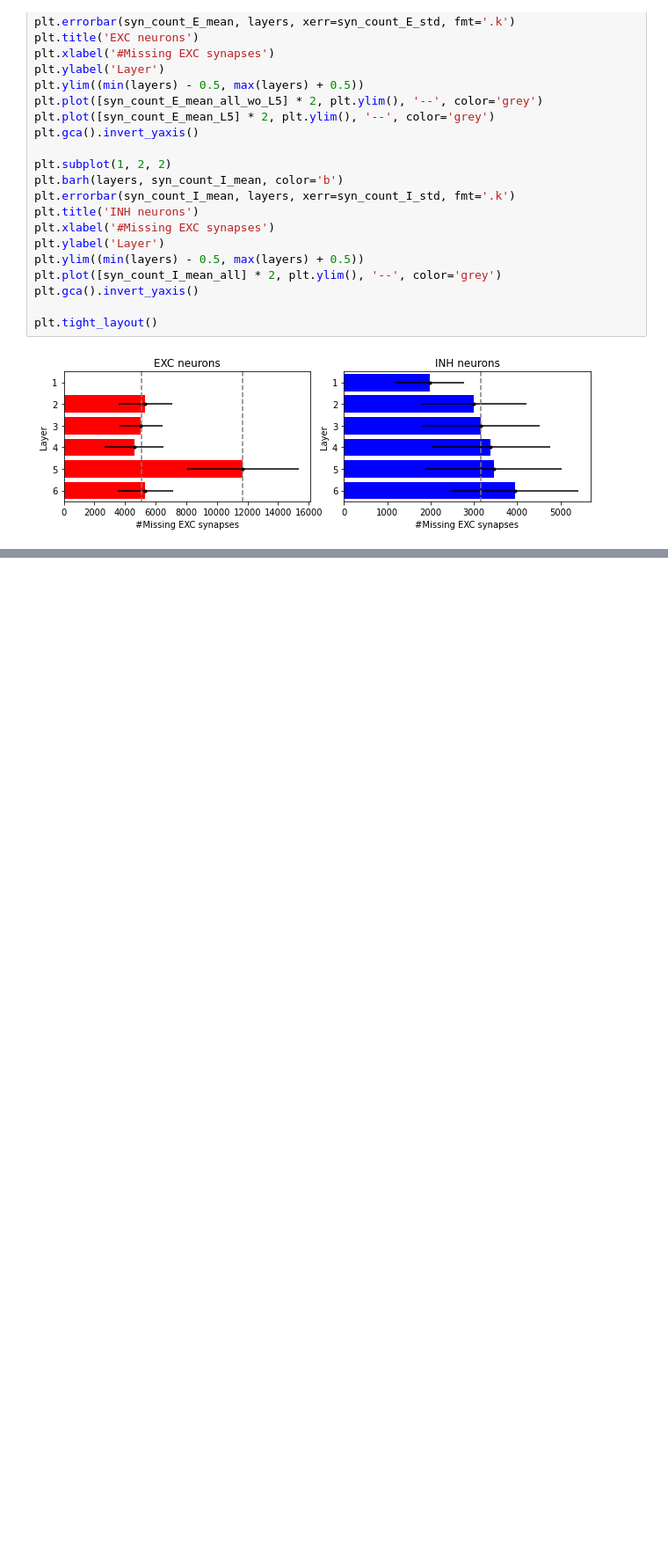
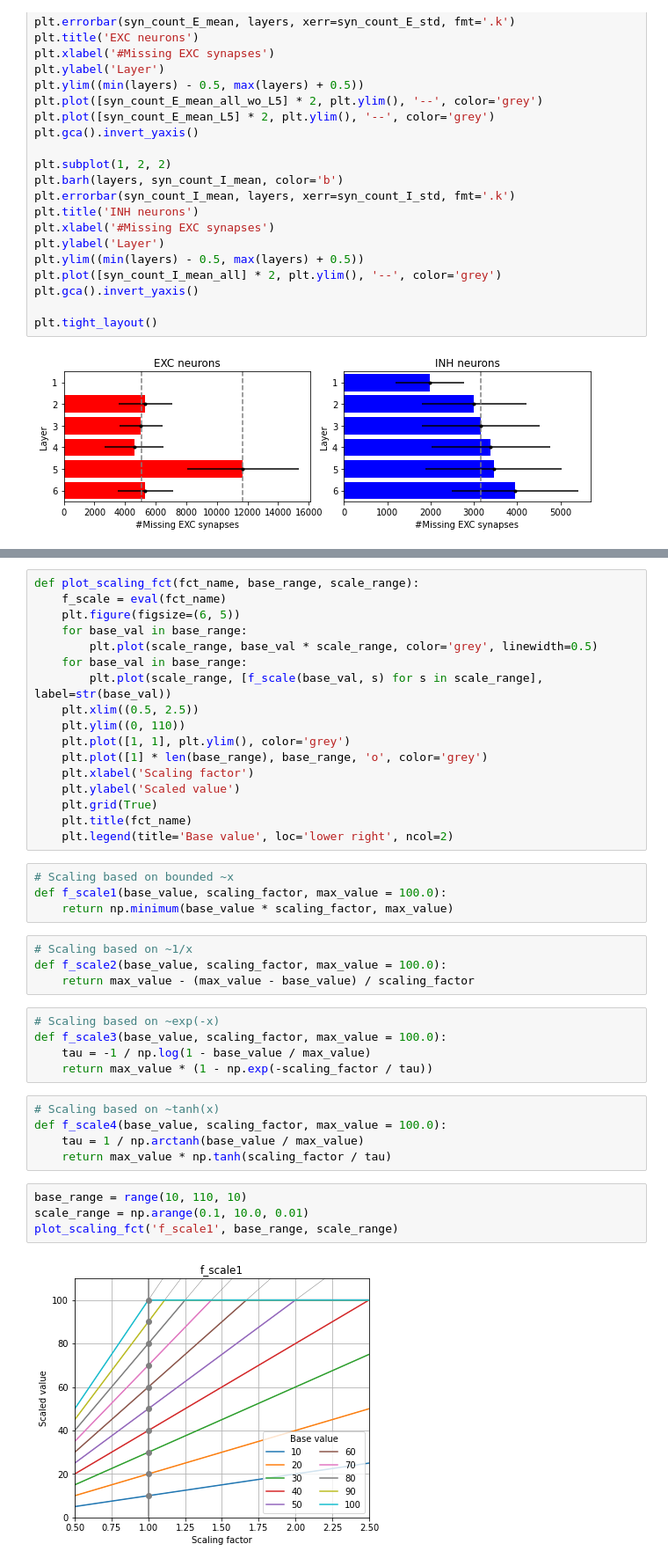
Before and after one commit to BlueBrain/dendritic_synapse_density, a Jupyter notebook: notebooks/MissingSynapses.ipynb, the cells around one changed output, grey strips where cells are left out. Shown: that part at 88% size. Drawn from its saved outputs; the diff is of its cells as text; blank space fills up the shorter version.

Commit message:
Added comparison of converging scaling functions

```diff
--- a/notebooks/MissingSynapses.ipynb
+++ b/notebooks/MissingSynapses.ipynb
@@ -119,0 +127,41 @@ plt.tight_layout()
+# %%
+def plot_scaling_fct(fct_name, base_range, scale_range):
+    f_scale = eval(fct_name)
+    plt.figure(figsize=(6, 5))
+    for base_val in base_range:
+        plt.plot(scale_range, base_val * scale_range, color='grey', linewidth=0.5)
+    for base_val in base_range:
+        plt.plot(scale_range, [f_scale(base_val, s) for s in scale_range], label=str(base_val))
+    plt.xlim((0.5, 2.5))
+    plt.ylim((0, 110))
+    plt.plot([1, 1], plt.ylim(), color='grey')
+    plt.plot([1] * len(base_range), base_range, 'o', color='grey')
+    plt.xlabel('Scaling factor')
+    plt.ylabel('Scaled value')
+    plt.grid(True)
+    plt.title(fct_name)
+    plt.legend(title='Base value', loc='lower right', ncol=2)
+# %%
+# Scaling based on bounded ~x
+def f_scale1(base_value, scaling_factor, max_value = 100.0):
+    return np.minimum(base_value * scaling_factor, max_value)
+# %%
+# Scaling based on ~1/x
+def f_scale2(base_value, scaling_factor, max_value = 100.0):
+    return max_value - (max_value - base_value) / scaling_factor
+# %%
+# Scaling based on ~exp(-x)
+def f_scale3(base_value, scaling_factor, max_value = 100.0):
+    tau = -1 / np.log(1 - base_value / max_value)
+    return max_value * (1 - np.exp(-scaling_factor / tau))
+# %%
+# Scaling based on ~tanh(x)
+def f_scale4(base_value, scaling_factor, max_value = 100.0):
+    tau = 1 / np.arctanh(base_value / max_value)
+    return max_value * np.tanh(scaling_factor / tau)
+# %%
+base_range = range(10, 110, 10)
+scale_range = np.arange(0.1, 10.0, 0.01)
+plot_scaling_fct('f_scale1', base_range, scale_range)
+# %% [output]
+[figure, added]
```
Also changed, not shown: parts of 4 cells of this notebook.
